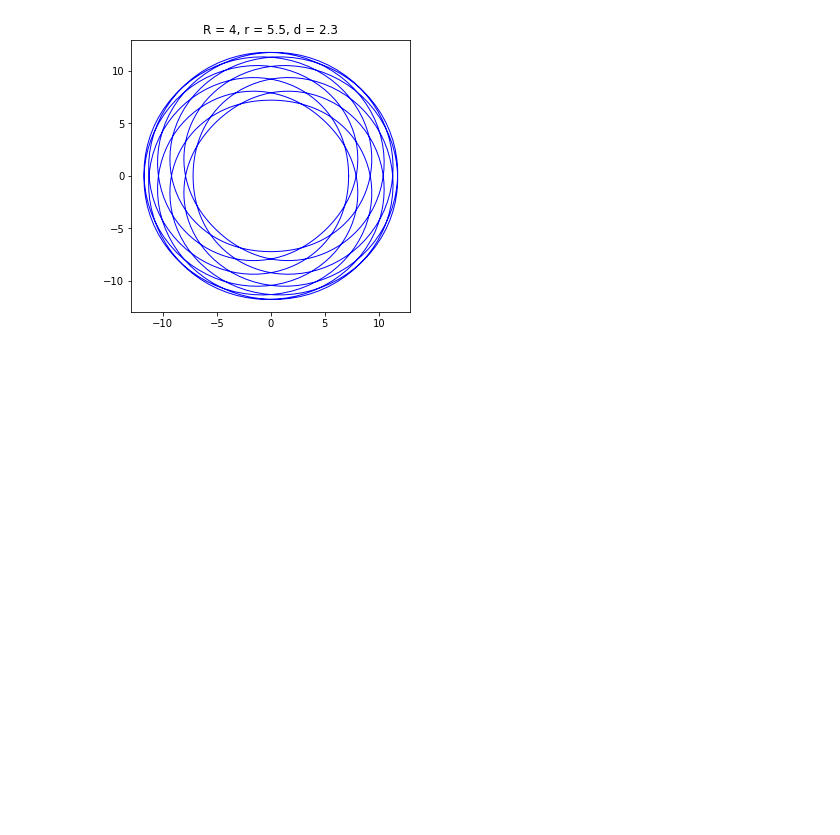
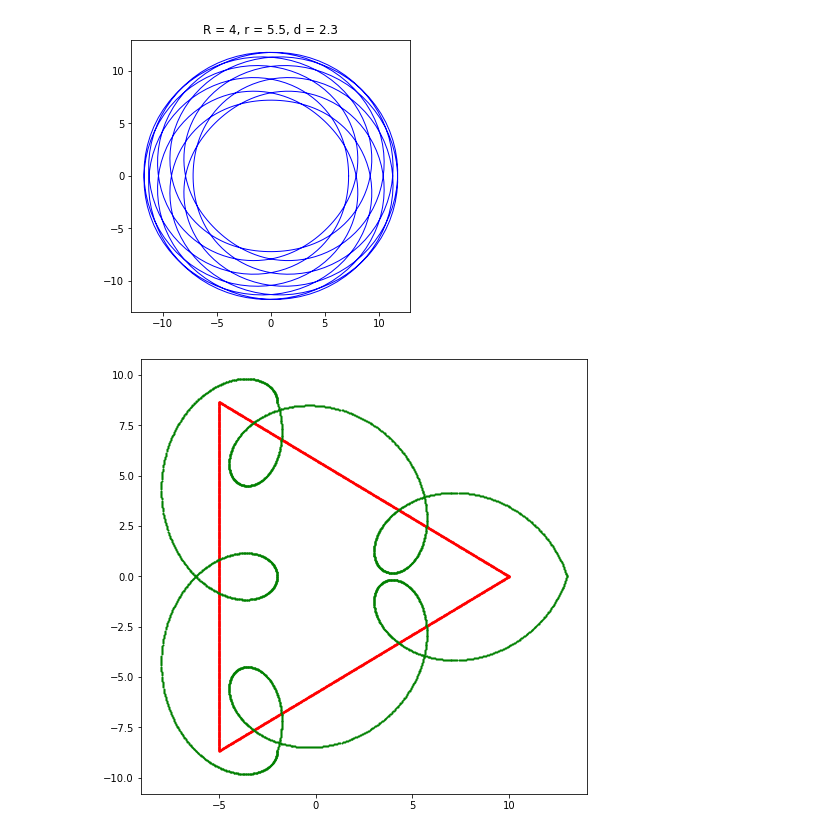
Before and after one commit to TAB0048/vvp-DU, a Jupyter notebook: DU4/DU4.ipynb, the cells around one changed output. Saved outputs shown, nothing was run; the diff lists cells and outputs as text; code cells hidden in the pictures; blank space fills up the shorter version.

Commit message:
spinograph_poly in progress

```diff
--- a/DU4/DU4.ipynb
+++ b/DU4/DU4.ipynb
@@ -216,3 +216,36 @@ spinograph_outer(4, 5.5, 2.3)
 [figure]
 [figure]
 [figure]
+# %%
+# spinograph with polygon implementation
+def spinograph_poly(n, a, r, d):
+    """
+    n ... number of vertices
+    a ... polygon's side length
+    r ... circle radius
+    d ... distance from center
+    """
+    angles = np.linspace(0, 2*np.pi, n + 1)
+    x = a * np.cos(angles)
+    y = a * np.sin(angles)
+
+    # polygon vertices on circumference
+    x_poly = [np.linspace(x[i], x[(i + 1)], 1000) for i in range(n)]
+    y_poly = [np.linspace(y[i], y[(i + 1)], 1000) for i in range(n)]
+
+    θ = np.linspace(0, 2 * np.pi * r, 1000)
+
+    #x_circle = x_poly + r * np.cos(theta) - d * np.cos(theta * r)
+    #y_circle = y_poly + r * np.sin(theta) - d * np.sin(theta * r)
+
+    x_circle = x_poly + d * np.cos(θ)
+    y_circle = y_poly + d * np.sin(θ)
+
+    plt.figure(figsize=(8, 8))
+    plt.scatter(x_poly, y_poly, color='red', s=1)
+    plt.scatter(x_circle, y_circle, color="green", s=1)
+    plt.show()
+
+spinograph_poly(3, 10, 2, 3)
+# %% [output]
+[figure, added]
```
